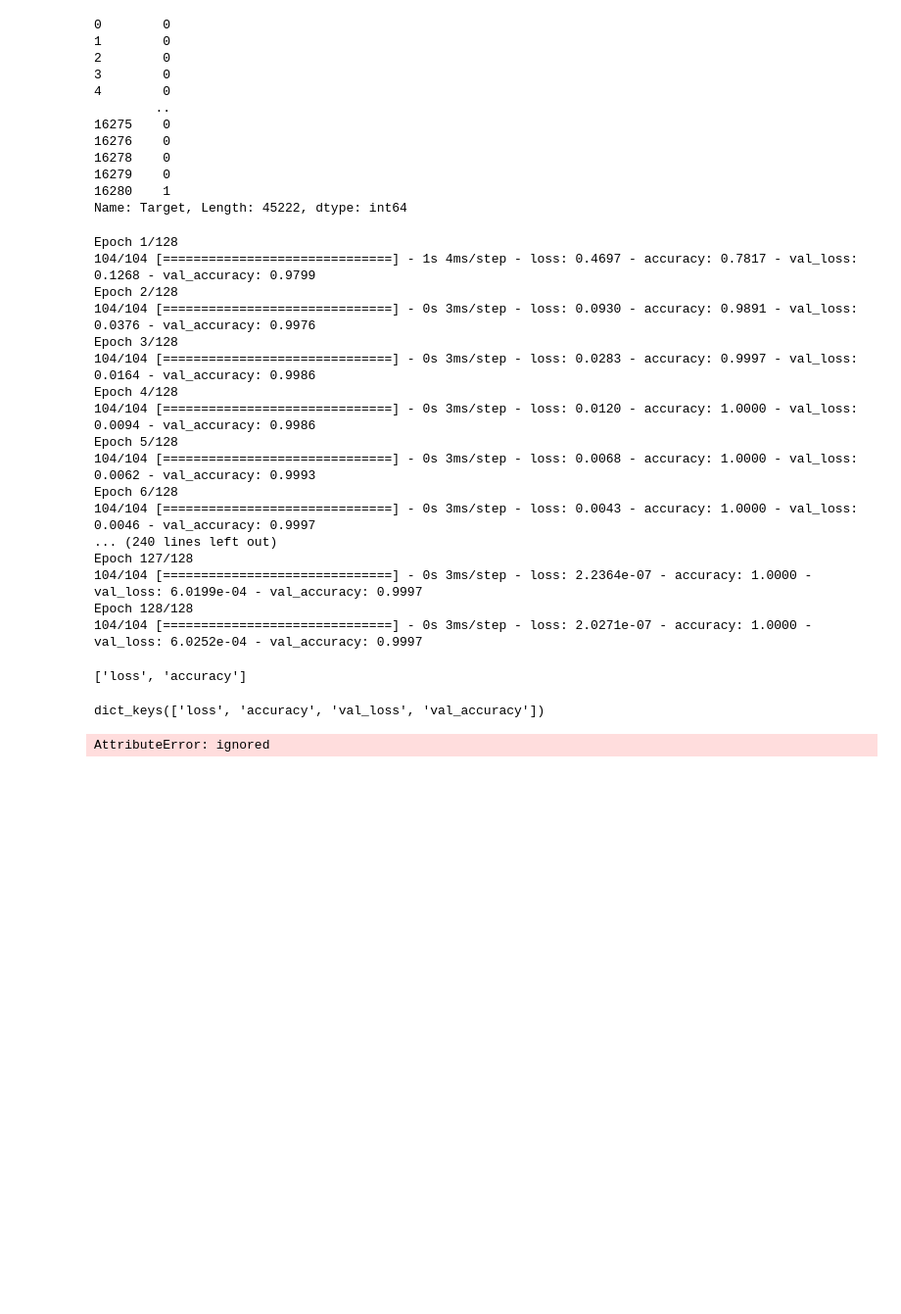
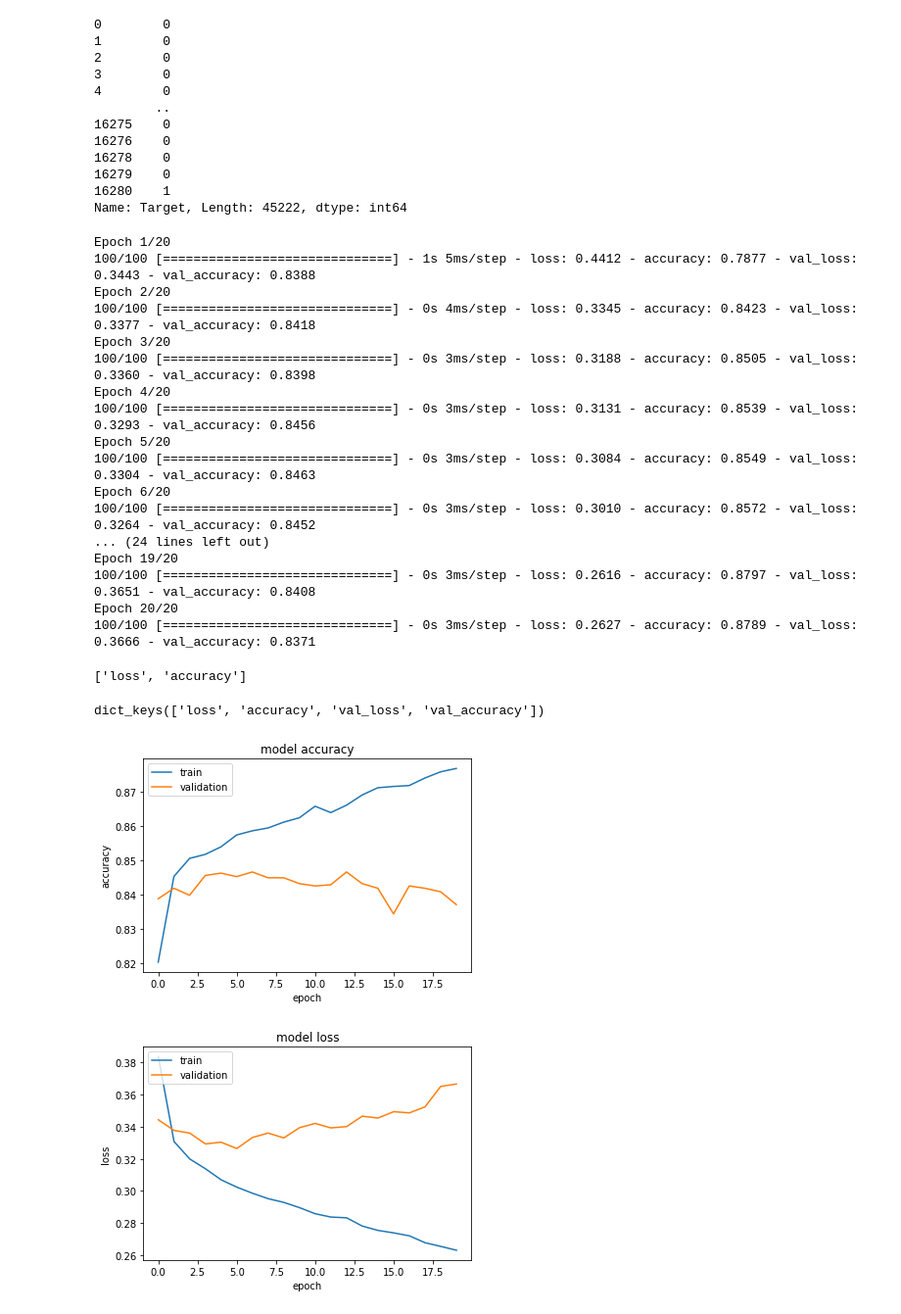
Before and after one commit to Chdunham/SUREResearch2021, a Jupyter notebook: Summer2021.ipynb, the cells around one changed output. Shown at 98% size. Saved outputs shown, nothing was run; the diff lists cells and outputs as text; code cells hidden in the pictures; blank space fills up the shorter version.

```diff
--- a/Summer2021.ipynb
+++ b/Summer2021.ipynb
@@ -101,7 +95,7 @@ labels = labels.replace('<=50K', 0).replace('>50K', 1)
 labels = labels.replace('<=50K.', 0).replace('>50K.', 1)
 # Make categorical columns numeric (one-hot encoding).
 # Normalize.
-X = pd.get_dummies(original.drop(['fnlwgt'], axis = 1))
+X = pd.get_dummies(original.drop(['fnlwgt', 'Target'], axis = 1))
 y = labels
 y
 # %% [output]
@@ -141,16 +135,25 @@ from tensorflow import keras
 # Look at in graphs
 model = Sequential()
 
-model.add(Dense(64, activation='relu', input_shape=(X_train.shape[1],)))
+model.add(Dense(100, activation='relu', input_shape=(X_train.shape[1],)))
 
-#model.add(Dense(64, activation='relu'))
+model.add(Dense(75, activation='relu'))
+
+model.add(Dense(50, activation='relu'))
+
+#model.add(Dense(25, activation='relu'))
 
 model.add(Dense(1, activation='sigmoid'))
 
-epoch = 128
-batch = 256
+epoch = 20
+
+batch = 265
 
 # Learning rate in model.compile? 1e - 2, 1.5e - 3
+tf.keras.optimizers.Adam(
+    learning_rate=0.01, epsilon=1e-07, amsgrad=False,
+    name='adam'
+)
 
 model.compile(loss='binary_crossentropy', optimizer='adam', metrics=['accuracy'])
 history = model.fit(X_train, y_train, epochs=epoch, batch_size=batch, verbose=1, validation_split=0.1)
@@ -158,51 +161,45 @@ history = model.fit(X_train, y_train, epochs=epoch, batch_size=batch, verbose=1,
 model.test_on_batch(X_test, y_test)
 model.metrics_names
 # %% [output]
-Epoch 1/128
-104/104 [==============================] - 1s 4ms/step - loss: 0.4697 - accuracy: 0.7817 - val_loss: 0.1268 - val_accuracy: 0.9799
-Epoch 2/128
-104/104 [==============================] - 0s 3ms/step - loss: 0.0930 - accuracy: 0.9891 - val_loss: 0.0376 - val_accuracy: 0.9976
-Epoch 3/128
-104/104 [==============================] - 0s 3ms/step - loss: 0.0283 - accuracy: 0.9997 - val_loss: 0.0164 - val_accuracy: 0.9986
-Epoch 4/128
-104/104 [==============================] - 0s 3ms/step - loss: 0.0120 - accuracy: 1.0000 - val_loss: 0.0094 - val_accuracy: 0.9986
-Epoch 5/128
-104/104 [==============================] - 0s 3ms/step - loss: 0.0068 - accuracy: 1.0000 - val_loss: 0.0062 - val_accuracy: 0.9993
-Epoch 6/128
-104/104 [==============================] - 0s 3ms/step - loss: 0.0043 - accuracy: 1.0000 - val_loss: 0.0046 - val_accuracy: 0.9997
-... (240 lines left out)
-Epoch 127/128
-104/104 [==============================] - 0s 3ms/step - loss: 2.2364e-07 - accuracy: 1.0000 - val_loss: 6.0199e-04 - val_accuracy: 0.9997
-Epoch 128/128
-104/104 [==============================] - 0s 3ms/step - loss: 2.0271e-07 - accuracy: 1.0000 - val_loss: 6.0252e-04 - val_accuracy: 0.9997
+Epoch 1/20
+100/100 [==============================] - 1s 5ms/step - loss: 0.4412 - accuracy: 0.7877 - val_loss: 0.3443 - val_accuracy: 0.8388
+Epoch 2/20
+100/100 [==============================] - 0s 4ms/step - loss: 0.3345 - accuracy: 0.8423 - val_loss: 0.3377 - val_accuracy: 0.8418
+Epoch 3/20
+100/100 [==============================] - 0s 3ms/step - loss: 0.3188 - accuracy: 0.8505 - val_loss: 0.3360 - val_accuracy: 0.8398
+Epoch 4/20
+100/100 [==============================] - 0s 3ms/step - loss: 0.3131 - accuracy: 0.8539 - val_loss: 0.3293 - val_accuracy: 0.8456
+Epoch 5/20
+100/100 [==============================] - 0s 3ms/step - loss: 0.3084 - accuracy: 0.8549 - val_loss: 0.3304 - val_accuracy: 0.8463
+Epoch 6/20
+100/100 [==============================] - 0s 3ms/step - loss: 0.3010 - accuracy: 0.8572 - val_loss: 0.3264 - val_accuracy: 0.8452
+... (24 lines left out)
+Epoch 19/20
+100/100 [==============================] - 0s 3ms/step - loss: 0.2616 - accuracy: 0.8797 - val_loss: 0.3651 - val_accuracy: 0.8408
+Epoch 20/20
+100/100 [==============================] - 0s 3ms/step - loss: 0.2627 - accuracy: 0.8789 - val_loss: 0.3666 - val_accuracy: 0.8371
 ['loss', 'accuracy']
 # %%
-# Exploratory data analysis (EDA): Show counts and bar graphs of
-#       High income vs low income
+
 import matplotlib.pyplot as plt
 print(history.history.keys())
 #  "Accuracy"
-plt.plot(training.history['accuracy'])
 plt.plot(history.history['accuracy'])
+plt.plot(history.history['val_accuracy'])
 plt.title('model accuracy')
 plt.ylabel('accuracy')
 plt.xlabel('epoch')
 plt.legend(['train', 'validation'], loc='upper left')
 plt.show()
 # "Loss"
-plt.plot(training.history['loss'])
 plt.plot(history.history['loss'])
+plt.plot(history.history['val_loss'])
 plt.title('model loss')
 plt.ylabel('loss')
 plt.xlabel('epoch')
 plt.legend(['train', 'validation'], loc='upper left')
 plt.show()
-#       Male vs female
-#       Black vs white
-#       High income male vs female
-#       Low income male vs female
-#       High income black vs white
-#       Low income black vs white
 # %% [output]
 dict_keys(['loss', 'accuracy', 'val_loss', 'val_accuracy'])
-AttributeError: ignored
+[figure, added]
+[figure, added]
```
Also changed, not shown: parts of 3 cells of this notebook.
